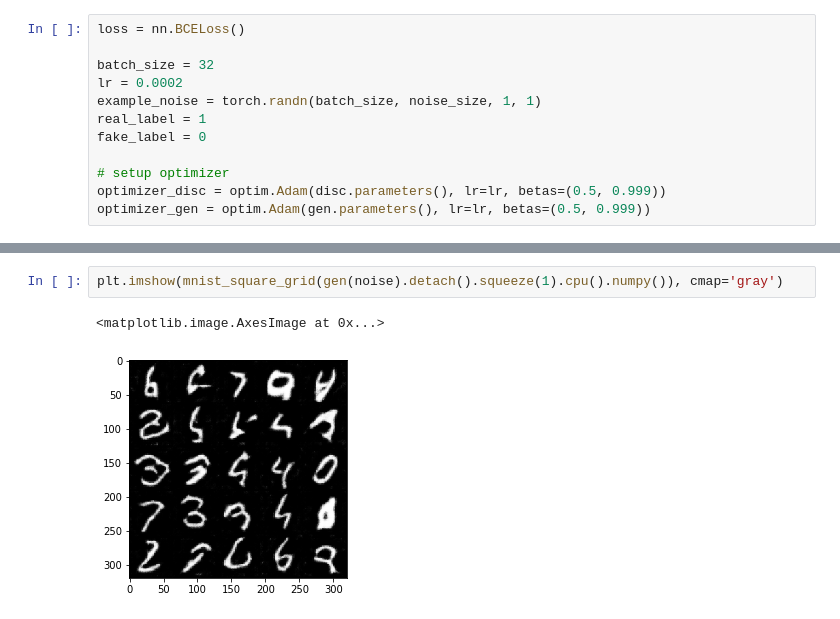
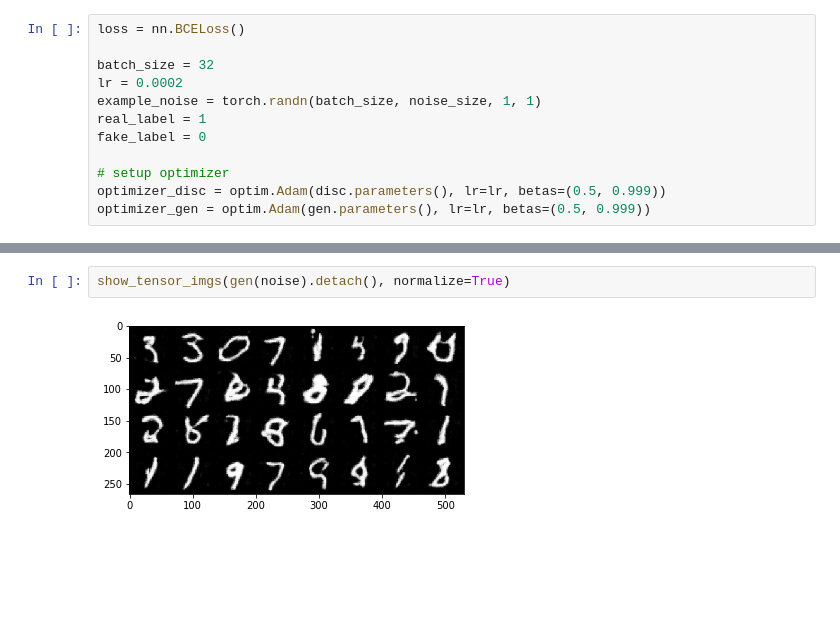
Before and after one commit to arinarmo/gan_notebook, a Jupyter notebook: solution.ipynb, the cells around one changed output, grey strips where cells are left out. Saved outputs shown, nothing was run; the diff lists cells and outputs as text; blank space fills up the shorter version.

```diff
--- a/solution.ipynb
+++ b/solution.ipynb
@@ -224,5 +227,4 @@ Iteration: 1800, D Loss: 0.2098, G Loss: 3.7421
-# %%
-plt.imshow(mnist_square_grid(gen(noise).detach().squeeze(1).cpu().numpy()), cmap='gray')
-# %% [output]
-<matplotlib.image.AxesImage at 0x...>
-[figure, removed]
+# %%
+show_tensor_imgs(gen(noise).detach(), normalize=True)
+# %% [output]
+[figure, added]
```
Also changed, not shown: parts of 6 cells of this notebook.
